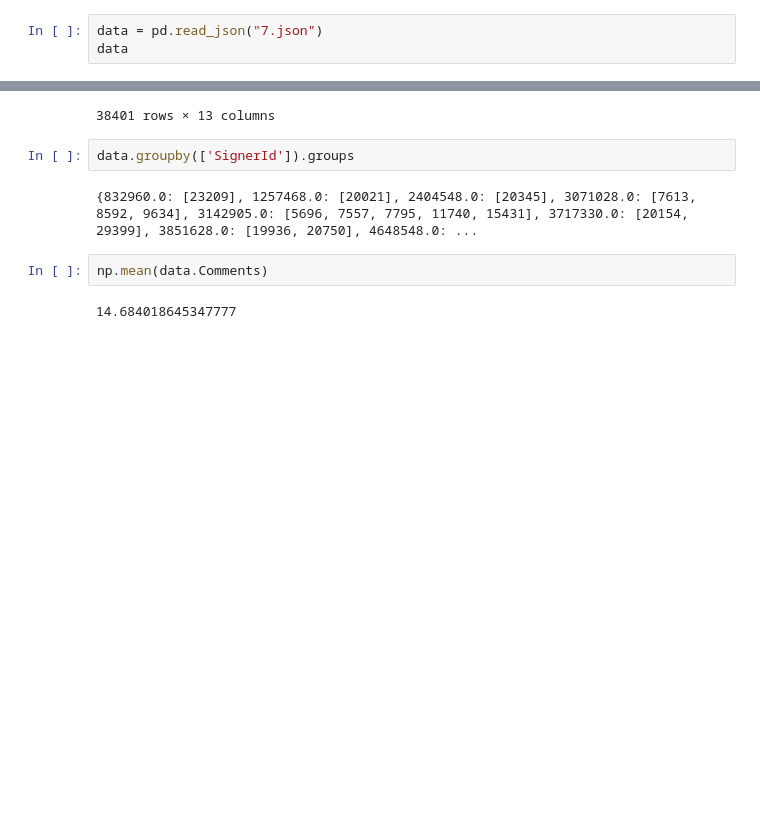
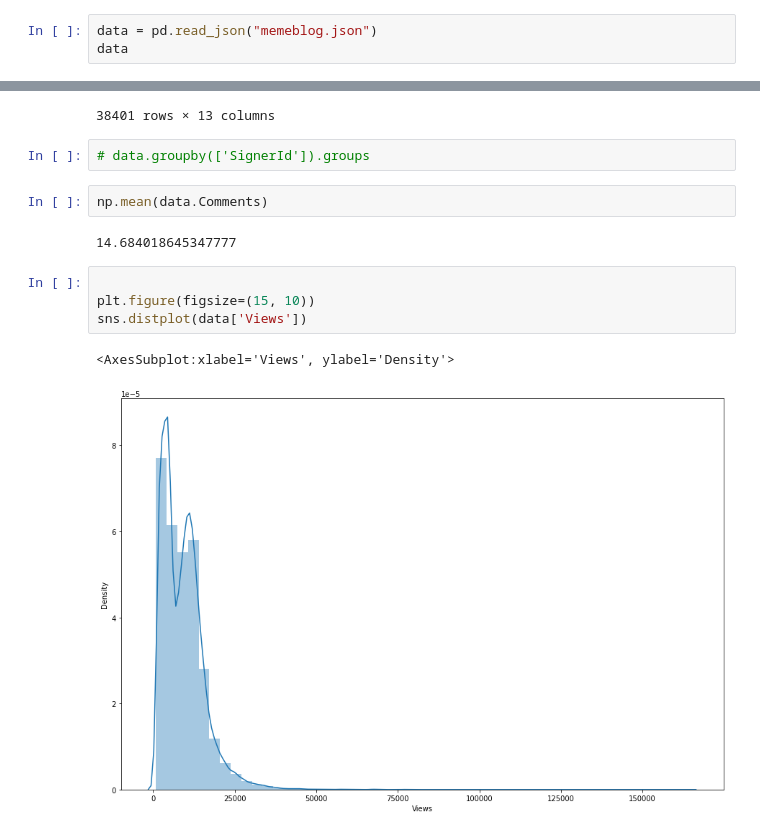
Before and after one commit to prekel/MSO, a Jupyter notebook: Lab01/memeblog.ipynb, the cells around one changed output, grey strips where cells are left out. Drawn from its saved outputs; the diff is of its cells as text; blank space fills up the shorter version.

```diff
--- a/Lab01/memeblog.ipynb
+++ b/Lab01/memeblog.ipynb
@@ -6,5 +7,5 @@ import numpy as np
 # %%
-data = pd.read_json("7.json")
+data = pd.read_json("memeblog.json")
 data
 # %% [output]
 |  | OwnerId | Id | Date | AttachmentTypes | Comments | Likes | Reposts | Views | FromId | PostSource | ... |
@@ -21,10 +22,15 @@ data
 | 38400 | -120075923 | 770997 | 2021-02-06 16:18:44+00:00 | [video] | 7 | 86 | 54 | 6074.0 | -120075923 | api | ... |
 38401 rows × 13 columns
 # %%
-data.groupby(['SignerId']).groups
+# data.groupby(['SignerId']).groups
-# %% [output]
-{832960.0: [23209], 1257468.0: [20021], 2404548.0: [20345], 3071028.0: [7613, 8592, 9634], 3142905.0: [5696, 7557, 7795, 11740, 15431], 3717330.0: [20154, 29399], 3851628.0: [19936, 20750], 4648548.0: ...
 # %%
 np.mean(data.Comments)
 # %% [output]
 14.684018645347777
+# %%
+
+plt.figure(figsize=(15, 10))
+sns.distplot(data['Views'])
+# %% [output]
+<AxesSubplot:xlabel='Views', ylabel='Density'>
+[figure, added]
```
Also changed, not shown: parts of 6 cells of this notebook.
